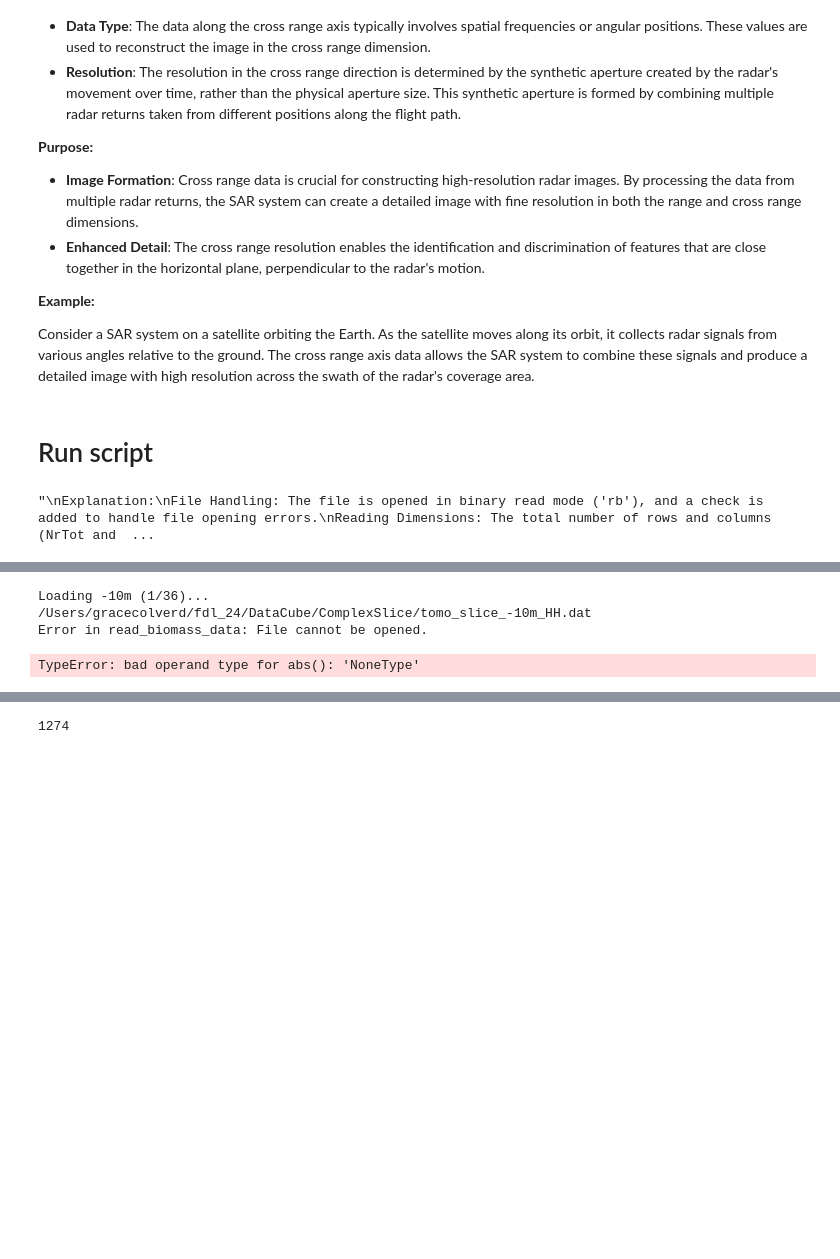
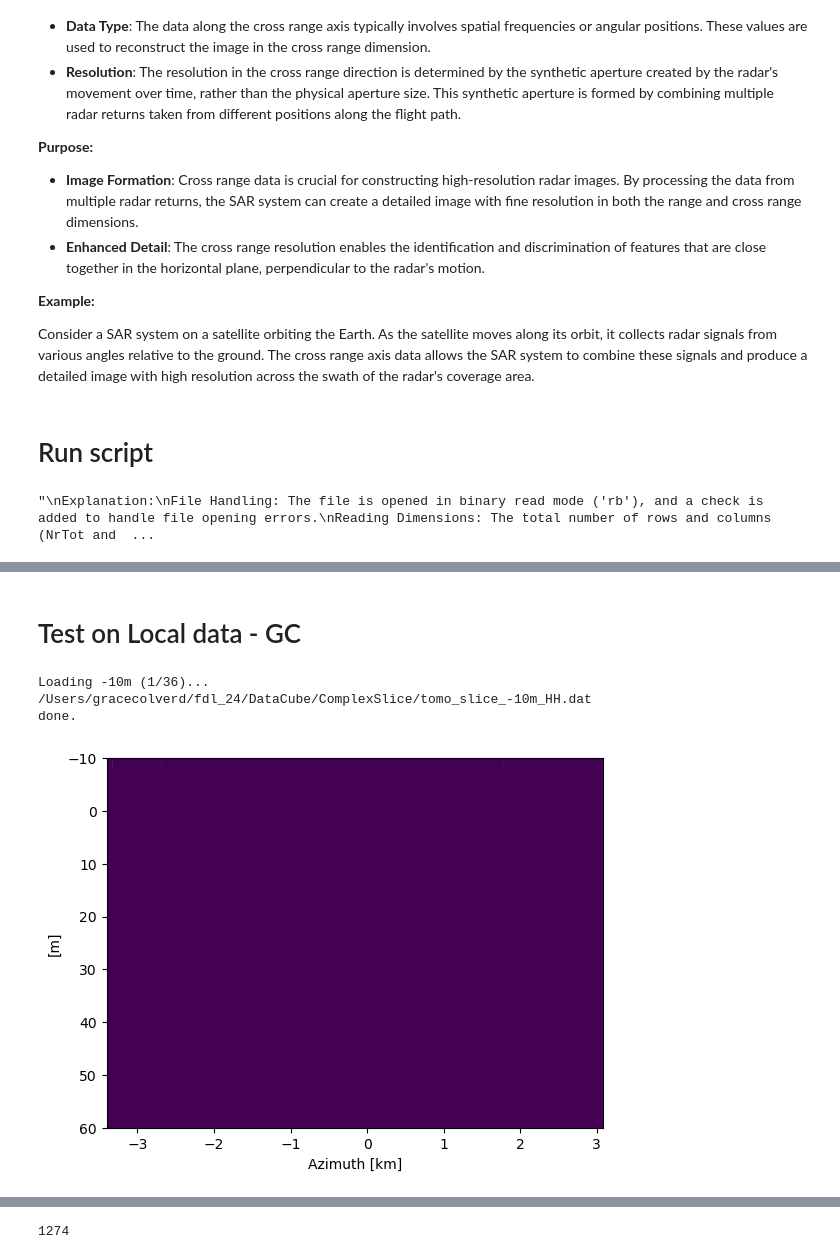
Before and after one commit to Joaggi/2024-FDL-ESL-BiomasSAR, a Jupyter notebook: notebooks/3_MATLAB_demo_radar_datacube.ipynb, the cells around one changed output, grey strips where cells are left out. Saved outputs shown, nothing was run; the diff lists cells and outputs as text; code cells hidden in the pictures; blank space fills up the shorter version.

```diff
--- a/notebooks/3_MATLAB_demo_radar_datacube.ipynb
+++ b/notebooks/3_MATLAB_demo_radar_datacube.ipynb
@@ -91,8 +91,8 @@ def read_biomass_data(full_path, crop_struct, data_type):
         return None
 
     # Read the total number of rows and columns
-    NrTot = np.fromfile(fid, dtype=np.float32, count=1)[0]
-    NcTot = np.fromfile(fid, dtype=np.float32, count=1)[0]
+    NrTot = int(np.fromfile(fid, dtype=np.float32, count=1)[0])
+    NcTot = int(np.fromfile(fid, dtype=np.float32, count=1)[0])
 
     # If crop_struct is not provided, use the entire data
     if not crop_struct:
@@ -113,8 +113,8 @@ def read_biomass_data(full_path, crop_struct, data_type):
             print(f'Nc mismatch: {NcTot} vs {crop_struct["L"]}')
 
     # Calculate the number of rows and columns to read
-    Nr = crop_struct['Sfin'] - crop_struct['Sin'] + 1
-    Nc = crop_struct['Lfin'] - crop_struct['Lin'] + 1
+    Nr = int(crop_struct['Sfin'] - crop_struct['Sin'] + 1)
+    Nc = int(crop_struct['Lfin'] - crop_struct['Lin'] + 1)
 
     # Read complex data
     if data_type == 1:
@@ -160,7 +160,6 @@ def read_biomass_data(full_path, crop_struct, data_type):
 
     return I
 
-
 """
 Explanation:
 File Handling: The file is opened in binary read mode ('rb'), and a check is added to handle file opening errors.
@@ -378,6 +400,8 @@ plt.show()
 with Dataset(MetaSensing_slc_fullpath, 'r') as ds:
     LatImage = ds.variables['LatImage'][gr_start_ind:gr_stop_ind+1, az_start_ind:az_stop_ind+1]
     LonImage = ds.variables['LonImage'][gr_start_ind:gr_stop_ind+1, az_start_ind:az_stop_ind+1]
+# %% [markdown]
+#  Test on Local data - GC
 # %%
 # test on local data
 # Options
@@ -420,7 +444,7 @@ Naz = len(azimuth_axis)       # Number of azimuth points
 # Determine the MetaSensing SLC full path based on band and heading options
 if band_opt == 'P':
     if heading == 'NW':
-        MetaSensing_slc_fullpath = '/Users/gracecolverd/fdl_24/MetaSensing/SAR_CPLX_20200722092915_435.0M_HH_12_pres_16_fdc_0.sar.sig.nc_.gstmp'
+        MetaSensing_slc_fullpath = '/Users/gracecolverd/fdl_24/MetaSensing/SAR_CPLX_20200722092915_435.0M_HH_12_pres_16_fdc_0.sar.sig.nc'
 
 
 # Read the MetaSensing SLC data using netCDF4
@@ -431,50 +455,46 @@ with Dataset(MetaSensing_slc_fullpath, 'r') as ds:
 
 # Find the indices for azimuth and ground range based on the loaded axes
 az_start_ind = np.argmin(np.abs(MetaSensing_slc_azimuth_axis - azimuth_axis[0]))
 az_stop_ind = np.argmin(np.abs(MetaSensing_slc_azimuth_axis - azimuth_axis[-1]))
 gr_start_ind = np.argmin(np.abs(MetaSensing_slc_ground_range_axis - ground_range_axis[0]))
 gr_stop_ind = np.argmin(np.abs(MetaSensing_slc_ground_range_axis - ground_range_axis[-1]))
 
 # Slice the DTM to match the indices found
 DTM = DTM[gr_start_ind:gr_stop_ind+1, az_start_ind:az_stop_ind+1]
 
 # Define the z-axis range and initialize the data cubes
 z_axis = np.arange(-10, 62, 2)
 Nz = len(z_axis)  # Number of z-axis points
 Pcube = np.zeros((Ngr, Naz, Nz))  # Initialize power cube
 PcubeNorm = np.zeros((Ngr, Naz, Nz))  # Initialize normalized power cube (tomographic coherence)
 
-# # Function to read biomass data (assumed to be implemented)
-# def read_biomass_data(filepath, param, mode):
-#     # Placeholder function
-#     # You need to implement this based on the actual data format
-#     pass
 
 # Loop through each z-axis point and load the corresponding data
-for z_ind in range(Nz):
-    print(f'Loading {z_axis[z_ind]}m ({z_ind+1}/{Nz})...')
+# for z_ind in range(Nz):
+z_ind = 0
+print(f'Loading {z_axis[z_ind]}m ({z_ind+1}/{Nz})...')
 
-    # Determine the file paths for the current z-slice
-    if band_opt == 'P':
-        curr_fullpath = f'/Users/gracecolverd/fdl_24/DataCube/ComplexSlice/tomo_slice_{z_axis[z_ind]}m_{polarimetric_channel}.dat'
-        curr_fullpathP = f'/Users/gracecolverd/fdl_24/DataCube/Power/Pbp_{z_axis[z_ind]}m_{polarimetric_channel}.dat'
+# Determine the file paths for the current z-slice
+if band_opt == 'P':
+    curr_fullpath = f'/Users/gracecolverd/fdl_24/DataCube/ComplexSlice/tomo_slice_{z_axis[z_ind]}m_{polarimetric_channel}.dat'
+    curr_fullpathP = f'/Users/gracecolverd/fdl_24/DataCube/Power/Pbp_{z_axis[z_ind]}m_{polarimetric_channel}.dat'
 
-    print(curr_fullpath)
-    # Load the data and normalize it
-    Pcube[:, :, z_ind] = np.abs(read_biomass_data(curr_fullpath, [], 1))**2
-    temp = read_biomass_data(curr_fullpathP, [], 2)
-    PcubeNorm[:, :, z_ind] = Pcube[:, :, z_ind] / (temp + np.finfo(float).eps)  # Normalize to avoid division by zero
-    print('done.')
+print(curr_fullpath)
+# Load the data and normalize it
+Pcube[:, :, z_ind] = np.abs(read_biomass_data(curr_fullpath, [], 1))**2
+temp = read_biomass_data(curr_fullpathP, [], 2)
+PcubeNorm[:, :, z_ind] = Pcube[:, :, z_ind] / (temp + np.finfo(float).eps)  # Normalize to avoid division by zero
+print('done.')
 
 # Plot the normalized power cube for a specific ground range slice
 plt.figure()
 plt.imshow(np.transpose(PcubeNorm[Ngr//3, :, :], (1, 0)), aspect='auto', extent=[azimuth_axis[0]*1e-3, azimuth_axis[-1]*1e-3, z_axis[-1], z_axis[0]])
-plt.axis('xy')
+# plt.axis('xy')
 plt.xlabel('Azimuth [km]')
 plt.ylabel('[m]')
 plt.show()
 # %% [output]
 Loading -10m (1/36)...
 /Users/gracecolverd/fdl_24/DataCube/ComplexSlice/tomo_slice_-10m_HH.dat
-Error in read_biomass_data: File cannot be opened.
+done.
-TypeError: bad operand type for abs(): 'NoneType'
+[figure, added]
```
Also changed, not shown: parts of 4 cells of this notebook.
